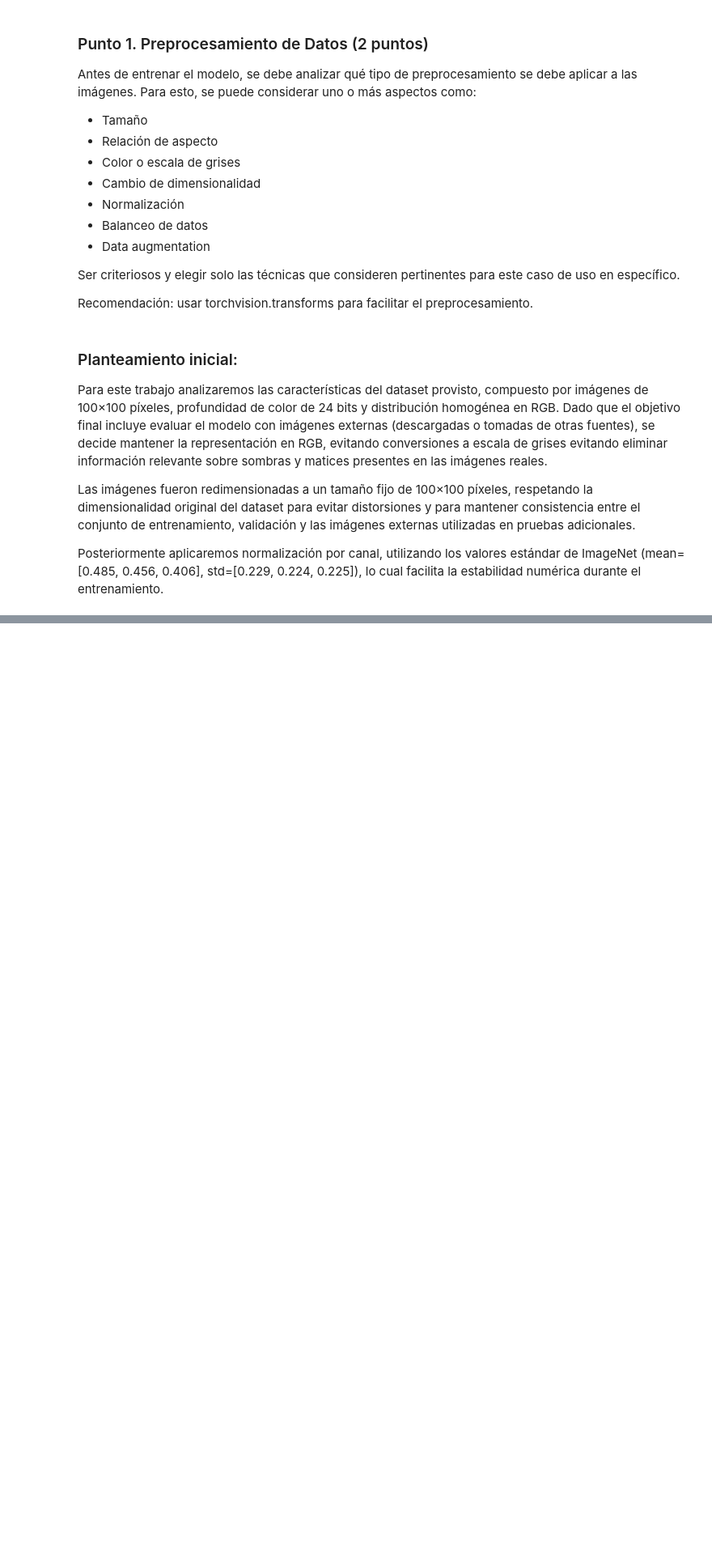
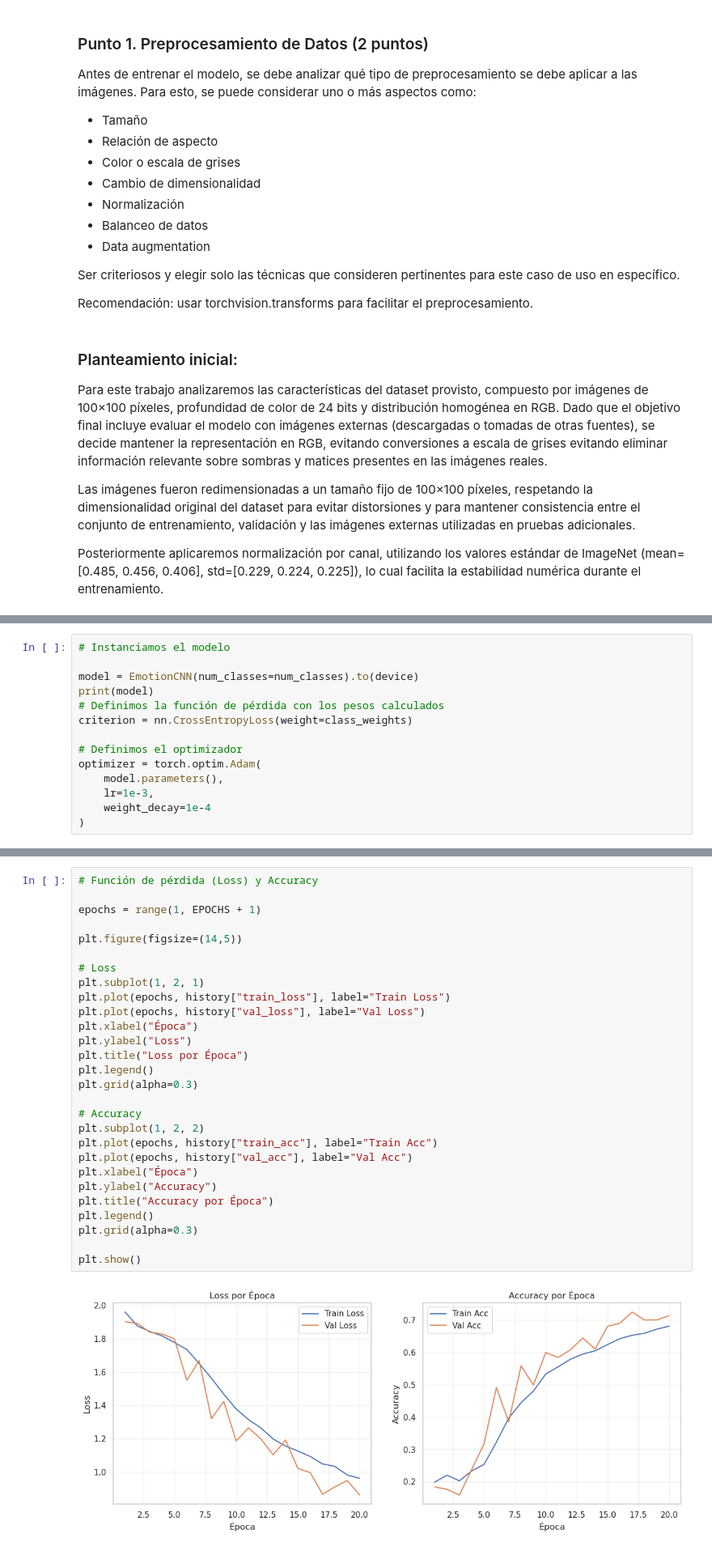
Before and after one commit to ossiemunoz/DL_TP3_Ossie, a Jupyter notebook: MUNOZ-OSVALDO-DL-TP3-Co22.ipynb, the cells around one changed output, grey strips where cells are left out. Shown at 81% size. Cells and saved outputs as stored; diff of their text form; blank space fills up the shorter version.

```diff
--- a/MUNOZ-OSVALDO-DL-TP3-Co22.ipynb
+++ b/MUNOZ-OSVALDO-DL-TP3-Co22.ipynb
@@ -1653,0 +413,14 @@ Podemos decir que ambos modelos tienen desempeños similares, ninguno saca una v
+# %%
+# Instanciamos el modelo
+
+model = EmotionCNN(num_classes=num_classes).to(device)
+print(model)
+# Definimos la función de pérdida con los pesos calculados
+criterion = nn.CrossEntropyLoss(weight=class_weights)
+
+# Definimos el optimizador
+optimizer = torch.optim.Adam(
+    model.parameters(),
+    lr=1e-3,
+    weight_decay=1e-4
+)
@@ -1653,0 +595,30 @@ Podemos decir que ambos modelos tienen desempeños similares, ninguno saca una v
+# %%
+# Función de pérdida (Loss) y Accuracy
+
+epochs = range(1, EPOCHS + 1)
+
+plt.figure(figsize=(14,5))
+
+# Loss
+plt.subplot(1, 2, 1)
+plt.plot(epochs, history["train_loss"], label="Train Loss")
+plt.plot(epochs, history["val_loss"], label="Val Loss")
+plt.xlabel("Época")
+plt.ylabel("Loss")
+plt.title("Loss por Época")
+plt.legend()
+plt.grid(alpha=0.3)
+
+# Accuracy
+plt.subplot(1, 2, 2)
+plt.plot(epochs, history["train_acc"], label="Train Acc")
+plt.plot(epochs, history["val_acc"], label="Val Acc")
+plt.xlabel("Época")
+plt.ylabel("Accuracy")
+plt.title("Accuracy por Época")
+plt.legend()
+plt.grid(alpha=0.3)
+
+plt.show()
+# %% [output]
+[figure, added]
```
Also changed, not shown: parts of 84 cells of this notebook.
